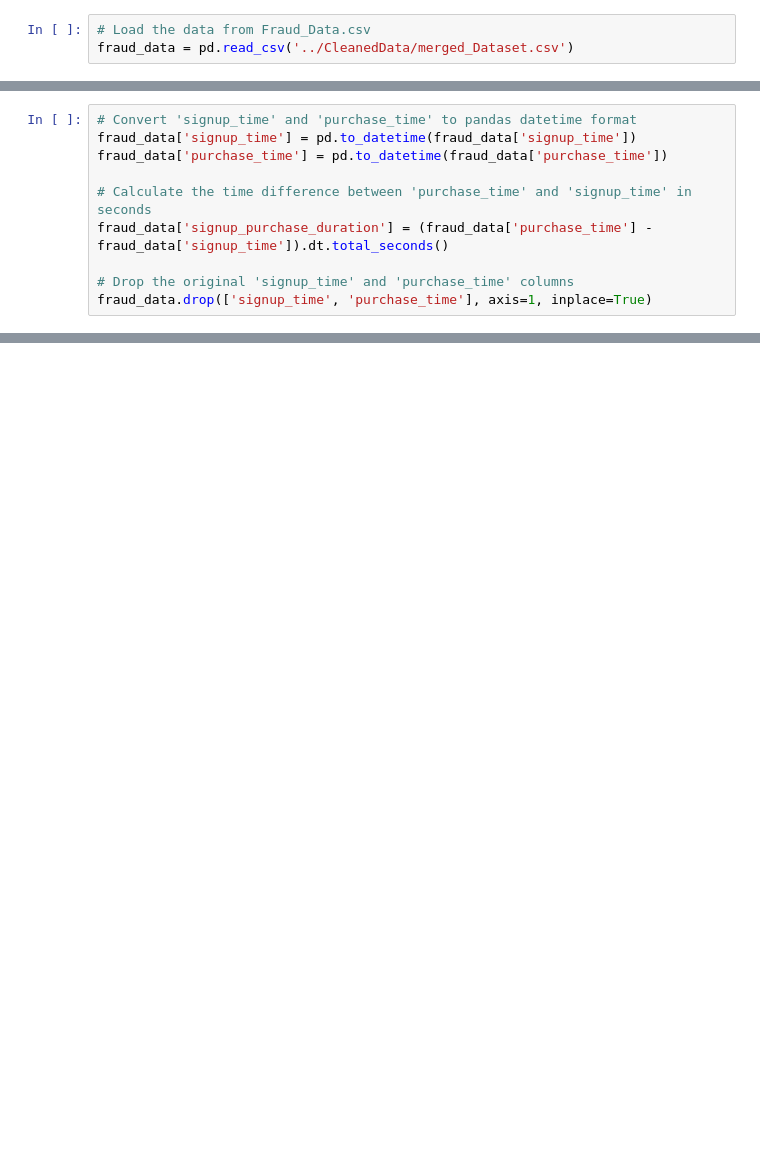
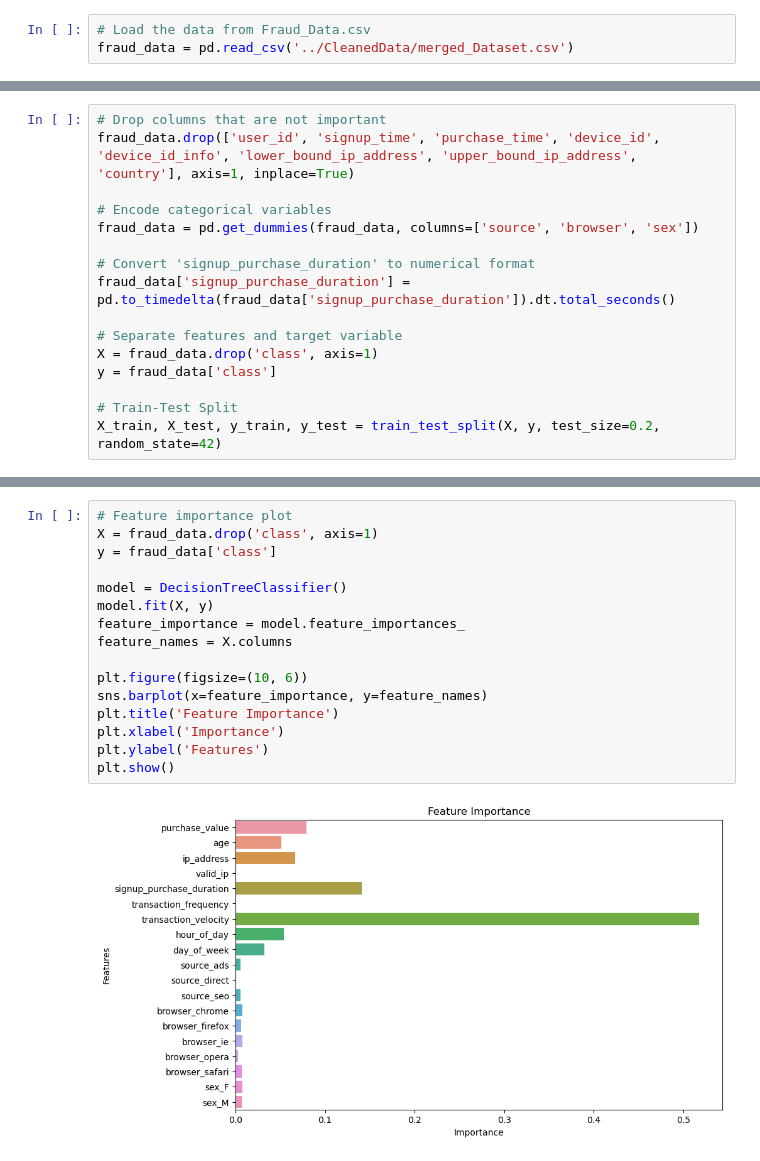
Before and after one commit to jodahe1/Adey-Innovations-Inc, a Jupyter notebook: Task2/ModelBuilding.ipynb, the cells around one changed output, grey strips where cells are left out. Cells and saved outputs as stored; diff of their text form; blank space fills up the shorter version.

```diff
--- a/Task2/ModelBuilding.ipynb
+++ b/Task2/ModelBuilding.ipynb
@@ -15,10 +11,0 @@ creditcard_data = pd.read_csv('../CleanedData/CreditCleaned.csv')
-# %%
-# Convert 'signup_time' and 'purchase_time' to pandas datetime format
-fraud_data['signup_time'] = pd.to_datetime(fraud_data['signup_time'])
-fraud_data['purchase_time'] = pd.to_datetime(fraud_data['purchase_time'])
-
-# Calculate the time difference between 'purchase_time' and 'signup_time' in seconds
-fraud_data['signup_purchase_duration'] = (fraud_data['purchase_time'] - fraud_data['signup_time']).dt.total_seconds()
-
-# Drop the original 'signup_time' and 'purchase_time' columns
-fraud_data.drop(['signup_time', 'purchase_time'], axis=1, inplace=True)
@@ -105,0 +14,16 @@ dtype: object
+# %%
+# Drop columns that are not important
+fraud_data.drop(['user_id', 'signup_time', 'purchase_time', 'device_id', 'device_id_info', 'lower_bound_ip_address', 'upper_bound_ip_address', 'country'], axis=1, inplace=True)
+
+# Encode categorical variables
+fraud_data = pd.get_dummies(fraud_data, columns=['source', 'browser', 'sex'])
+
+# Convert 'signup_purchase_duration' to numerical format
+fraud_data['signup_purchase_duration'] = pd.to_timedelta(fraud_data['signup_purchase_duration']).dt.total_seconds()
+
+# Separate features and target variable
+X = fraud_data.drop('class', axis=1)
+y = fraud_data['class']
+
+# Train-Test Split
+X_train, X_test, y_train, y_test = train_test_split(X, y, test_size=0.2, random_state=42)
@@ -105,0 +56,18 @@ dtype: object
+# %%
+# Feature importance plot
+X = fraud_data.drop('class', axis=1)
+y = fraud_data['class']
+
+model = DecisionTreeClassifier()
+model.fit(X, y)
+feature_importance = model.feature_importances_
+feature_names = X.columns
+
+plt.figure(figsize=(10, 6))
+sns.barplot(x=feature_importance, y=feature_names)
+plt.title('Feature Importance')
+plt.xlabel('Importance')
+plt.ylabel('Features')
+plt.show()
+# %% [output]
+[figure, added]
```
Also changed, not shown: parts of 16 cells of this notebook.
